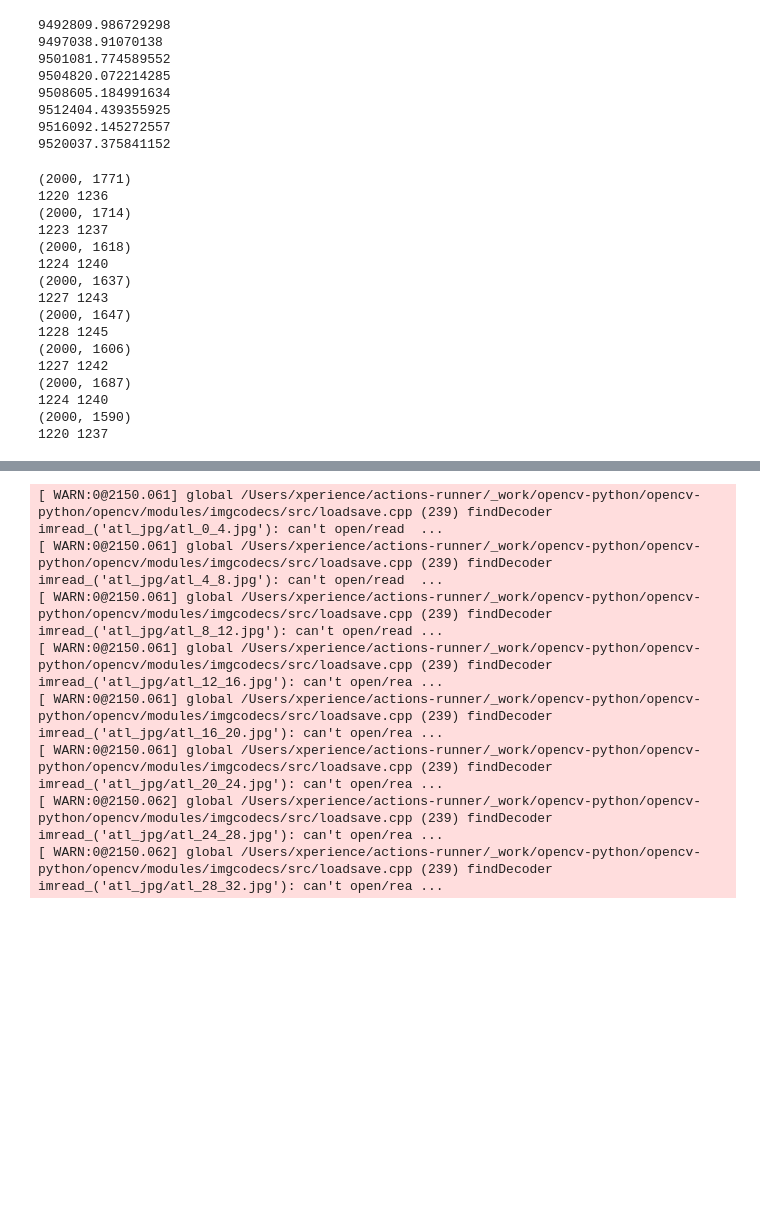
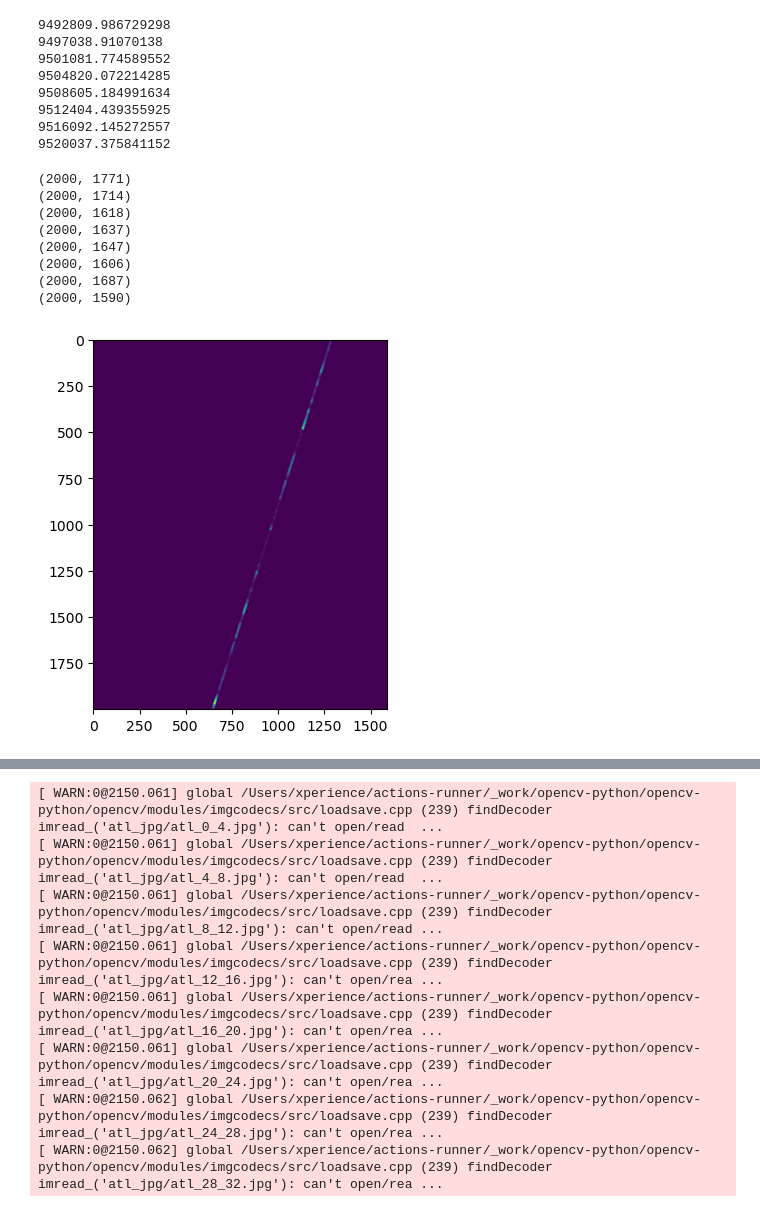
Before and after one commit to rkique/icesat2-align, a Jupyter notebook: make_image/ATL_image.ipynb, the cells around one changed output, grey strips where cells are left out. Saved outputs shown, nothing was run; the diff lists cells and outputs as text; code cells hidden in the pictures; blank space fills up the shorter version.

Commit message:
fixed bounds on input, 0-4seg OK

```diff
--- a/make_image/ATL_image.ipynb
+++ b/make_image/ATL_image.ipynb
@@ -162,7 +162,7 @@ from scipy import ndimage
 import cv2
 from PIL import Image
 import numpy as np
-
+import matplotlib.pyplot as plt
 # chirop_lens = []
 # chirop_paths = os.listdir('chirop_jpg')
 
@@ -173,60 +173,57 @@ import numpy as np
 #     #print(len(chirop))
 #     chirop_lens.append(len(chirop))
 
+def get_lr_bounds(arr):
+    leftmost = np.inf
+    rightmost = 0
+    for row in arr:
+        if np.count_nonzero(row) > 0:
+            local_left = np.min(np.nonzero(row))
+            local_right = np.max(np.nonzero(row))
+            if local_left < leftmost:
+                leftmost = local_left
+            if local_right > rightmost:
+                rightmost = local_right
+    return (leftmost, rightmost)
+
 for i in range(0, 8):
     b1 = i * 4
     b2 = b1 + 4
     path = f'atl 1C/atl jpg/atl_{b1}_{b2}.jpg'
     image = cv2.imread(path,cv2.IMREAD_GRAYSCALE)
     #crop anything out of 2000:4000 range (w.r.t. ymin)
     image = image[-4000:-2000,:]
+    plt.imshow(image)
     print(image.shape)
     rot_image = rotate_image(image, ROT)
-    # print(rot_image.shape)
-    # im3 = Image.fromarray(rot_image)
-    # im3 = im3.convert("L")
-    # im3.save(f'atl 1C/atl_{i}_{i+4}_rot.jpg')
+    im3 = Image.fromarray(rot_image)
+    im3 = im3.convert("L")
+    im3.save(f'atl 1C/atl_{i}_{i+4}_rot.jpg')
     #This is an interesting bug with boundingRect, it fails to crop sections
-    if ROT < 0:
-        L_SHIFT,R_SHIFT = int(abs(ROT) * 20), 0
-    else:
-        L_SHIFT, R_SHIFT = 0, int(abs(ROT) * 20)
+    # if ROT < 0:
+    #     L_SHIFT,R_SHIFT = int(abs(ROT) * 20), 0
+    # else:
+    #     L_SHIFT, R_SHIFT = 0, int(abs(ROT) * 20)
     #new method for identifying boundingRect
     # x,y,w,h = cv2.boundingRect(rot_image)
     # cropped_img = rot_image[2000:,x+R_SHIFT:x+R_SHIFT+10]
 
-    leftmost = np.inf
-    rightmost = 0
-    for row in rot_image:
-        #we want the index of the last nonzero value
-        if np.count_nonzero(row) > 0:
-            local_left = np.min(np.nonzero(row))
-            local_right = np.max(np.nonzero(row))
-            if local_left < leftmost:
-                #print(f"setting leftmost to {local_left}")
-                leftmost = local_left
-            if local_right > rightmost:
-                rightmost = local_right
-    print(f'{leftmost} {rightmost}')
+    (leftmost, rightmost) = get_lr_bounds(rot_image)
+    rot_90_image = np.rot90(rot_image, 1)
+    (top, bottom) = get_lr_bounds(rot_90_image)
 
-    cropped_img = rot_image[:,leftmost+5:rightmost-4]
+    cropped_img = rot_image[top:bottom,leftmost+5:rightmost-4]
+
     im3 = Image.fromarray(cropped_img)
     im3 = im3.convert("L")
     im3.save(f'atl 1C/atl jpg rot/atl_{b1}_{b2}.jpg')
 # %% [output]
 (2000, 1771)
-1220 1236
 (2000, 1714)
-1223 1237
 (2000, 1618)
-1224 1240
 (2000, 1637)
-1227 1243
 (2000, 1647)
-1228 1245
 (2000, 1606)
-1227 1242
 (2000, 1687)
-1224 1240
 (2000, 1590)
-1220 1237
+[figure, added]
```
Also changed, not shown: parts of 4 cells of this notebook, 36 other files.
